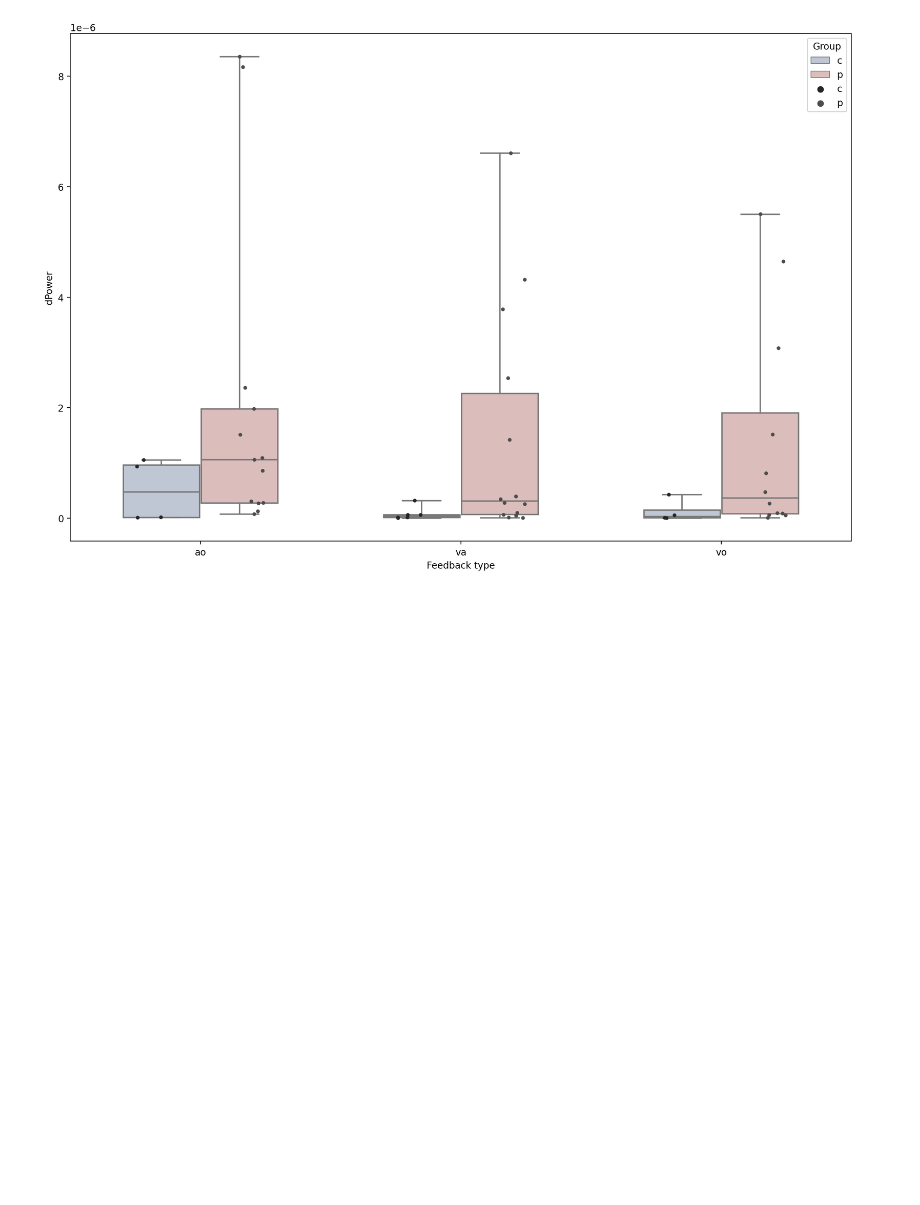
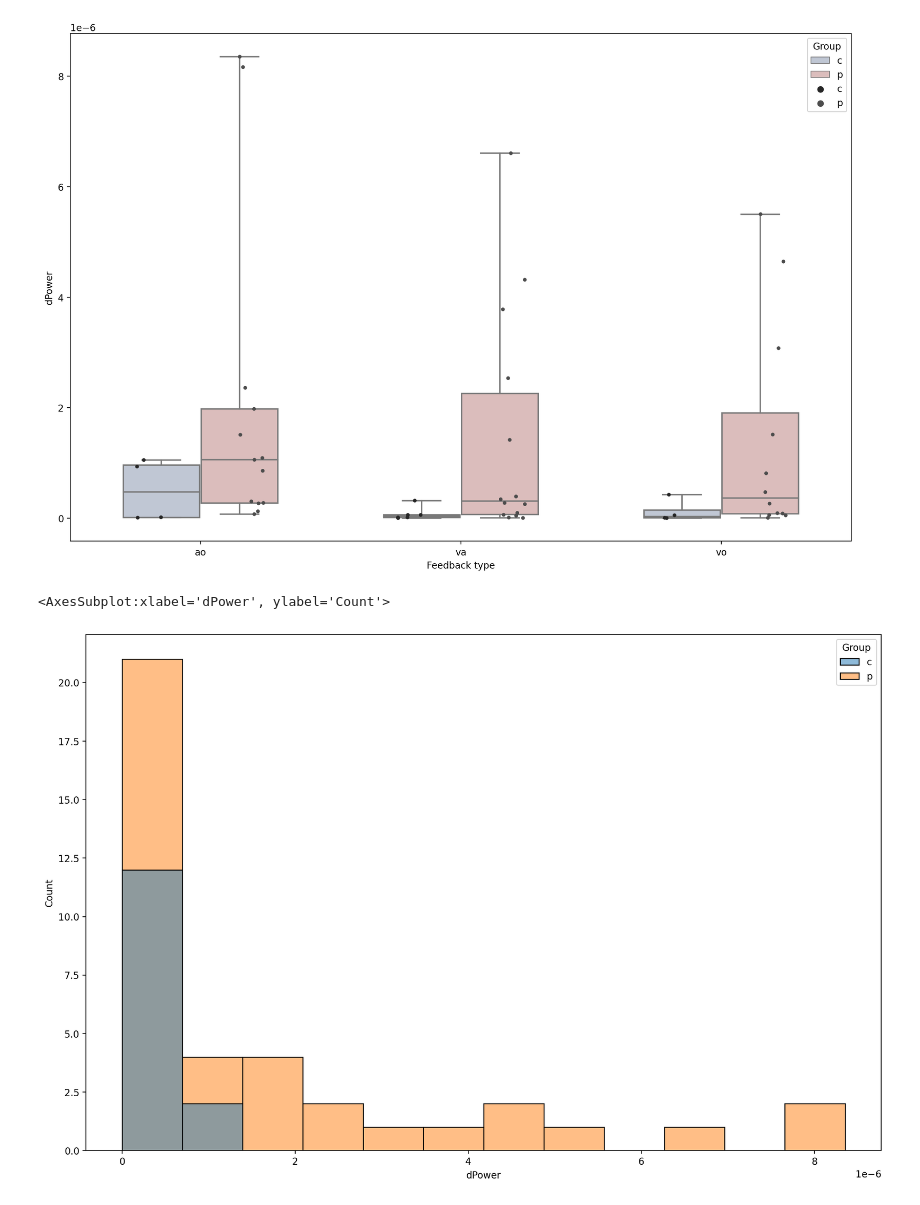
Before and after one commit to JuliusWelzel/tremor_feedback_jw, a Jupyter notebook: 05_scripts/ana03_chg_trmr_ppl.ipynb, the cells around one changed output. Drawn from its saved outputs; the diff is of its cells as text; code cells hidden in the pictures; blank space fills up the shorter version.

Commit message:
[ADD] final statistic for delta groups

```diff
--- a/05_scripts/ana03_chg_trmr_ppl.ipynb
+++ b/05_scripts/ana03_chg_trmr_ppl.ipynb
@@ -149,3 +167,11 @@ sns.stripplot(data = diffs, x = 'Feedback type', y = 'dPower', hue='Group',size=
 # %% [output]
 <AxesSubplot:xlabel='Feedback type', ylabel='dPower'>
 [figure]
+# %%
+from tokenize import group
+
+
+sns.histplot(data = diffs,x = 'dPower', hue='Group')
+# %% [output]
+<AxesSubplot:xlabel='dPower', ylabel='Count'>
+[figure, added]
```
Also changed, not shown: parts of 5 cells of this notebook, 3 other files.
